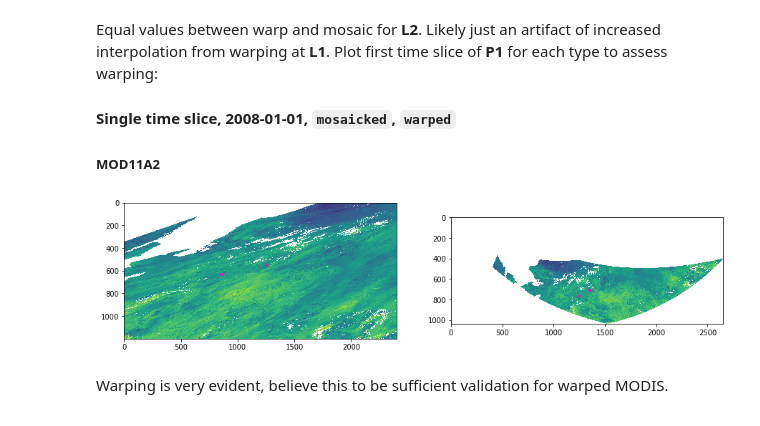
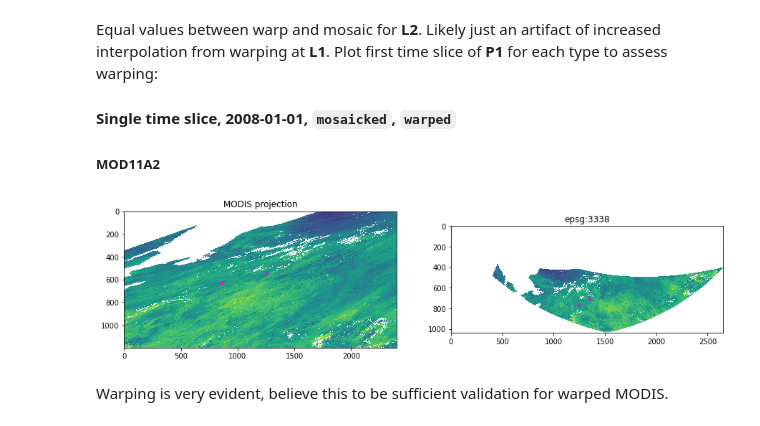
Before and after one commit to ua-snap/align-wrf-modis, a Jupyter notebook: alignment_pipeline/validation.ipynb, the cells around one changed output. Saved outputs shown, nothing was run; the diff lists cells and outputs as text; code cells hidden in the pictures.

```diff
--- a/alignment_pipeline/validation.ipynb
+++ b/alignment_pipeline/validation.ipynb
@@ -219,7 +213,7 @@ mod_mos_sl[mod_mos_sl == 0] = np.nan
 mod_warp_sl[mod_warp_sl == 0] = np.nan
 # %%
 # plot both projections with both locations showing
-def plot_img_arrs(arr1, arr2, idx1, idx2, adj1=25, adj2=25):
+def plot_img_arrs(arr1, arr2, idx1, idx2, arr1_title, arr2_title, adj1=25, adj2=25):
     def set_red(arr, idx, adj):
         for rc in idx:
             arr[rc[0]:rc[0] + adj, rc[1]:rc[1] + adj,:3] = 0.99,0.05,0.75
@@ -234,13 +228,15 @@ def plot_img_arrs(arr1, arr2, idx1, idx2, adj1=25, adj2=25):
     fig, ax = plt.subplots(1,2, figsize=(15,20))
     ax[0].imshow(rgba[0], interpolation="none", vmin=220, vmax=295)
     ax[1].imshow(rgba[1], interpolation="none", vmin=220, vmax=295)
+    ax[0].title.set_text(arr1_title)
+    ax[1].title.set_text(arr2_title)
     plt.show()
 # %%
 idx1 = [mod11_mos_id, mod12_mos_id]
 idx2 = [mod11_warp_id, mod12_warp_id]
-plot_img_arrs(mod_mos_sl, mod_warp_sl, idx1, idx2)
+plot_img_arrs(mod_mos_sl, mod_warp_sl, idx1, idx2, "MODIS projection", "epsg:3338")
 # %% [output]
-[figure, old version]
+[figure, new version]
 # %% [markdown]
 Warping is very evident, believe this to be sufficient validation for warped MODIS.
 # %% [markdown]
```
Also changed, not shown: parts of 75 cells of this notebook.
